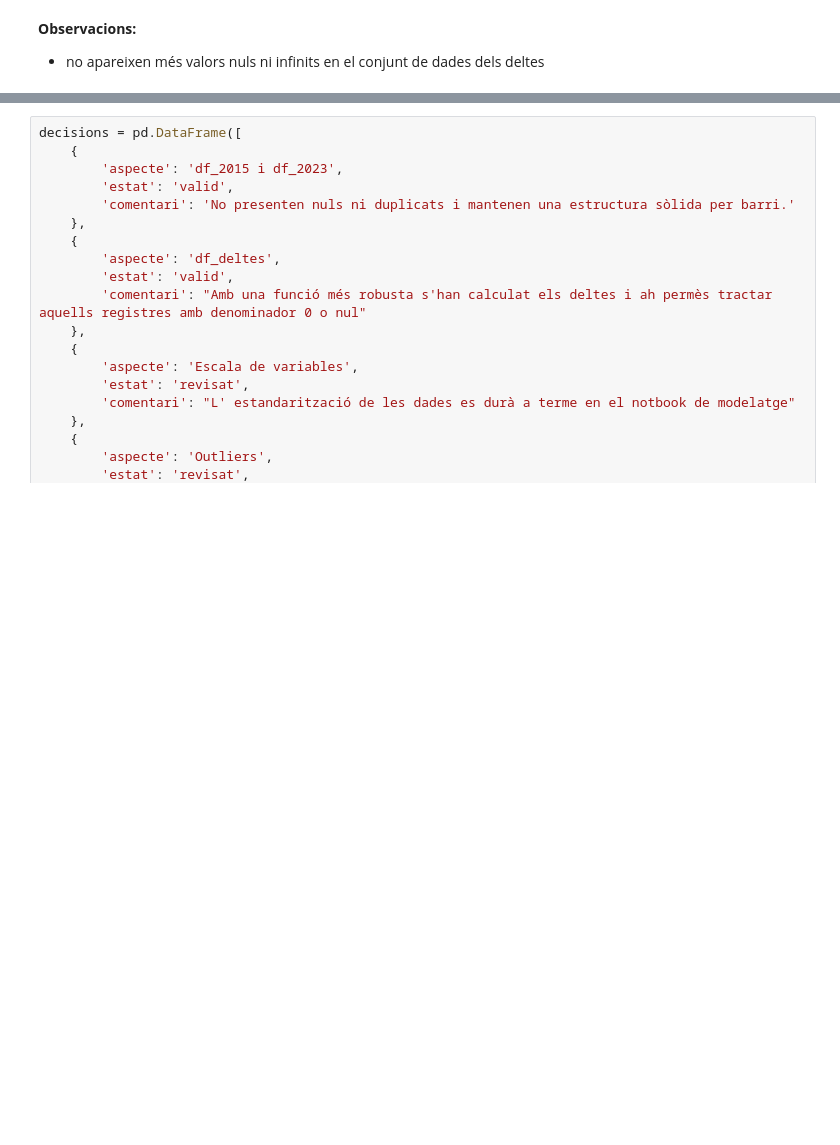
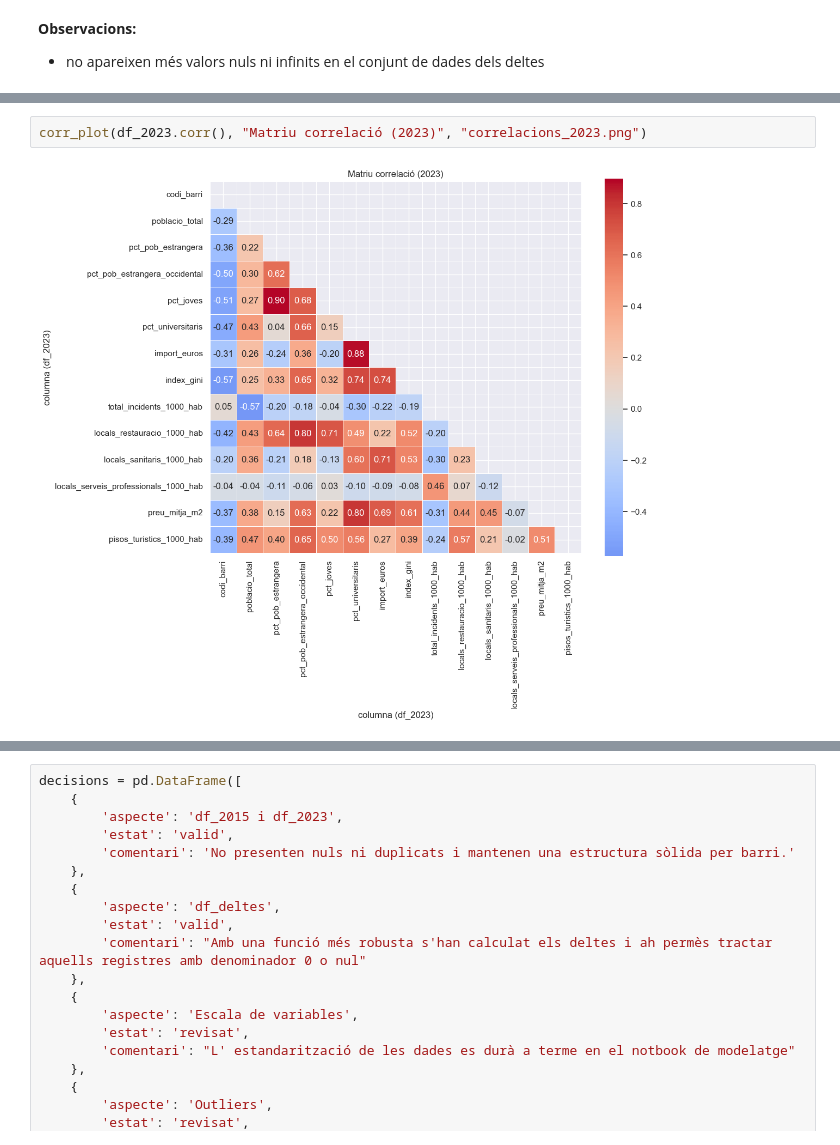
Before and after one commit to joseprau/tfm_gentrificacio_bcn, a Jupyter notebook: notebooks/eda.ipynb, the cells around one changed output, grey strips where cells are left out. Cells and saved outputs as stored; diff of their text form; blank space fills up the shorter version.

```diff
--- a/notebooks/eda.ipynb
+++ b/notebooks/eda.ipynb
@@ -453,0 +481,4 @@ plt.show()
+# %%
+corr_plot(df_2023.corr(), "Matriu correlació (2023)", "correlacions_2023.png")
+# %% [output]
+[figure, added]
```
Also changed, not shown: parts of 7 cells of this notebook, 6 other files.
